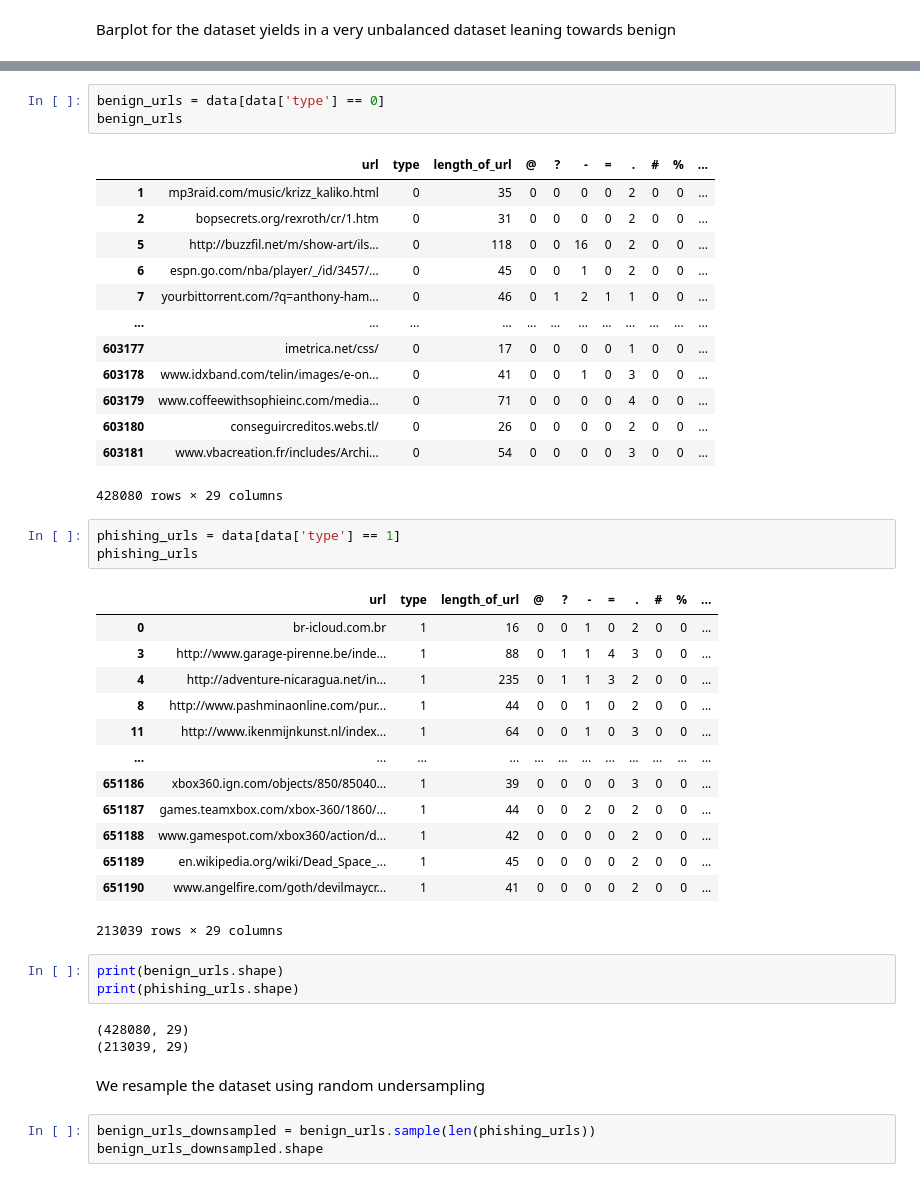
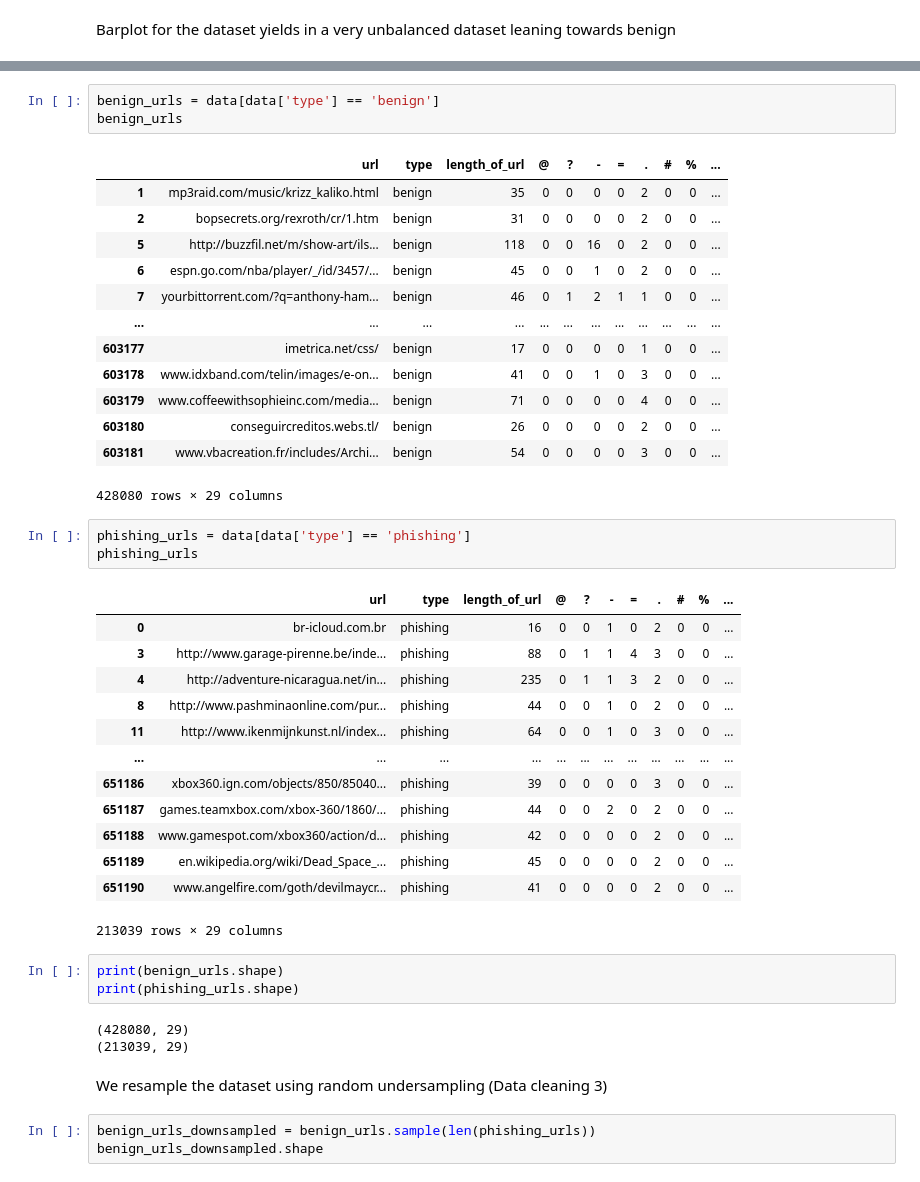
Before and after one commit to KarthikVajja/URLPhishingDetection, a Jupyter notebook: phishingDetection.ipynb, the cells around one changed output, grey strips where cells are left out. Cells and saved outputs as stored; diff of their text form.

```diff
--- a/phishingDetection.ipynb
+++ b/phishingDetection.ipynb
@@ -395,36 +319,36 @@ Text(0, 0.5, 'Count')
 # %%
-benign_urls = data[data['type'] == 0]
+benign_urls = data[data['type'] == 'benign']
 benign_urls
 # %% [output]
 |  | url | type | length_of_url | @ | ? | - | = | . | # | % | ... |
-| 1 | mp3raid.com/music/krizz_kaliko.html | 0 | 35 | 0 | 0 | 0 | 0 | 2 | 0 | 0 | ... |
-| 2 | bopsecrets.org/rexroth/cr/1.htm | 0 | 31 | 0 | 0 | 0 | 0 | 2 | 0 | 0 | ... |
-| 5 | http://buzzfil.net/m/show-art/ils... | 0 | 118 | 0 | 0 | 16 | 0 | 2 | 0 | 0 | ... |
-| 6 | espn.go.com/nba/player/_/id/3457/... | 0 | 45 | 0 | 0 | 1 | 0 | 2 | 0 | 0 | ... |
-| 7 | yourbittorrent.com/?q=anthony-ham... | 0 | 46 | 0 | 1 | 2 | 1 | 1 | 0 | 0 | ... |
+| 1 | mp3raid.com/music/krizz_kaliko.html | benign | 35 | 0 | 0 | 0 | 0 | 2 | 0 | 0 | ... |
+| 2 | bopsecrets.org/rexroth/cr/1.htm | benign | 31 | 0 | 0 | 0 | 0 | 2 | 0 | 0 | ... |
+| 5 | http://buzzfil.net/m/show-art/ils... | benign | 118 | 0 | 0 | 16 | 0 | 2 | 0 | 0 | ... |
+| 6 | espn.go.com/nba/player/_/id/3457/... | benign | 45 | 0 | 0 | 1 | 0 | 2 | 0 | 0 | ... |
+| 7 | yourbittorrent.com/?q=anthony-ham... | benign | 46 | 0 | 1 | 2 | 1 | 1 | 0 | 0 | ... |
 | ... | ... | ... | ... | ... | ... | ... | ... | ... | ... | ... | ... |
-| 603177 | imetrica.net/css/ | 0 | 17 | 0 | 0 | 0 | 0 | 1 | 0 | 0 | ... |
-| 603178 | www.idxband.com/telin/images/e-on... | 0 | 41 | 0 | 0 | 1 | 0 | 3 | 0 | 0 | ... |
-| 603179 | www.coffeewithsophieinc.com/media... | 0 | 71 | 0 | 0 | 0 | 0 | 4 | 0 | 0 | ... |
-| 603180 | conseguircreditos.webs.tl/ | 0 | 26 | 0 | 0 | 0 | 0 | 2 | 0 | 0 | ... |
-| 603181 | www.vbacreation.fr/includes/Archi... | 0 | 54 | 0 | 0 | 0 | 0 | 3 | 0 | 0 | ... |
+| 603177 | imetrica.net/css/ | benign | 17 | 0 | 0 | 0 | 0 | 1 | 0 | 0 | ... |
+| 603178 | www.idxband.com/telin/images/e-on... | benign | 41 | 0 | 0 | 1 | 0 | 3 | 0 | 0 | ... |
+| 603179 | www.coffeewithsophieinc.com/media... | benign | 71 | 0 | 0 | 0 | 0 | 4 | 0 | 0 | ... |
+| 603180 | conseguircreditos.webs.tl/ | benign | 26 | 0 | 0 | 0 | 0 | 2 | 0 | 0 | ... |
+| 603181 | www.vbacreation.fr/includes/Archi... | benign | 54 | 0 | 0 | 0 | 0 | 3 | 0 | 0 | ... |
 428080 rows × 29 columns
 # %%
-phishing_urls = data[data['type'] == 1]
+phishing_urls = data[data['type'] == 'phishing']
 phishing_urls
 # %% [output]
 |  | url | type | length_of_url | @ | ? | - | = | . | # | % | ... |
-| 0 | br-icloud.com.br | 1 | 16 | 0 | 0 | 1 | 0 | 2 | 0 | 0 | ... |
-| 3 | http://www.garage-pirenne.be/inde... | 1 | 88 | 0 | 1 | 1 | 4 | 3 | 0 | 0 | ... |
-| 4 | http://adventure-nicaragua.net/in... | 1 | 235 | 0 | 1 | 1 | 3 | 2 | 0 | 0 | ... |
-| 8 | http://www.pashminaonline.com/pur... | 1 | 44 | 0 | 0 | 1 | 0 | 2 | 0 | 0 | ... |
-| 11 | http://www.ikenmijnkunst.nl/index... | 1 | 64 | 0 | 0 | 1 | 0 | 3 | 0 | 0 | ... |
+| 0 | br-icloud.com.br | phishing | 16 | 0 | 0 | 1 | 0 | 2 | 0 | 0 | ... |
+| 3 | http://www.garage-pirenne.be/inde... | phishing | 88 | 0 | 1 | 1 | 4 | 3 | 0 | 0 | ... |
+| 4 | http://adventure-nicaragua.net/in... | phishing | 235 | 0 | 1 | 1 | 3 | 2 | 0 | 0 | ... |
+| 8 | http://www.pashminaonline.com/pur... | phishing | 44 | 0 | 0 | 1 | 0 | 2 | 0 | 0 | ... |
+| 11 | http://www.ikenmijnkunst.nl/index... | phishing | 64 | 0 | 0 | 1 | 0 | 3 | 0 | 0 | ... |
 | ... | ... | ... | ... | ... | ... | ... | ... | ... | ... | ... | ... |
-| 651186 | xbox360.ign.com/objects/850/85040... | 1 | 39 | 0 | 0 | 0 | 0 | 3 | 0 | 0 | ... |
-| 651187 | games.teamxbox.com/xbox-360/1860/... | 1 | 44 | 0 | 0 | 2 | 0 | 2 | 0 | 0 | ... |
-| 651188 | www.gamespot.com/xbox360/action/d... | 1 | 42 | 0 | 0 | 0 | 0 | 2 | 0 | 0 | ... |
-| 651189 | en.wikipedia.org/wiki/Dead_Space_... | 1 | 45 | 0 | 0 | 0 | 0 | 2 | 0 | 0 | ... |
-| 651190 | www.angelfire.com/goth/devilmaycr... | 1 | 41 | 0 | 0 | 0 | 0 | 2 | 0 | 0 | ... |
+| 651186 | xbox360.ign.com/objects/850/85040... | phishing | 39 | 0 | 0 | 0 | 0 | 3 | 0 | 0 | ... |
+| 651187 | games.teamxbox.com/xbox-360/1860/... | phishing | 44 | 0 | 0 | 2 | 0 | 2 | 0 | 0 | ... |
+| 651188 | www.gamespot.com/xbox360/action/d... | phishing | 42 | 0 | 0 | 0 | 0 | 2 | 0 | 0 | ... |
+| 651189 | en.wikipedia.org/wiki/Dead_Space_... | phishing | 45 | 0 | 0 | 0 | 0 | 2 | 0 | 0 | ... |
+| 651190 | www.angelfire.com/goth/devilmaycr... | phishing | 41 | 0 | 0 | 0 | 0 | 2 | 0 | 0 | ... |
 213039 rows × 29 columns
 # %%
 print(benign_urls.shape)
@@ -433,7 +357,7 @@ print(phishing_urls.shape)
 (428080, 29)
 (213039, 29)
 # %% [markdown]
-We resample the dataset using random undersampling
+We resample the dataset using random undersampling (Data cleaning 3)
 # %%
 benign_urls_downsampled = benign_urls.sample(len(phishing_urls))
 benign_urls_downsampled.shape
```
Also changed, not shown: parts of 49 cells of this notebook, 1 other file.
